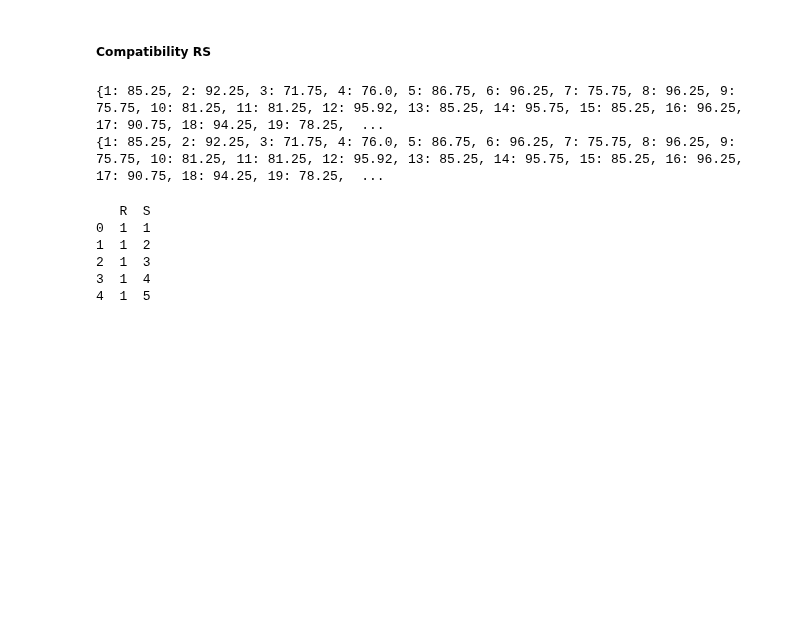
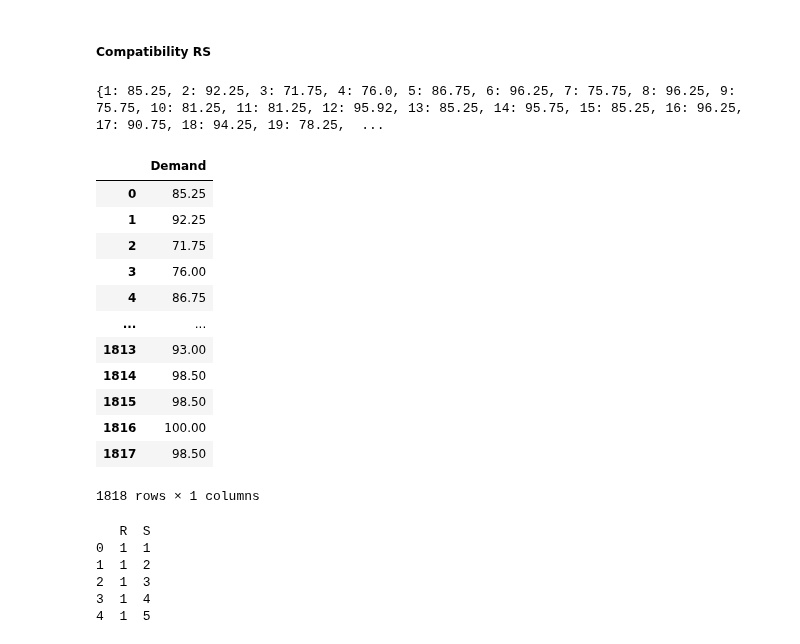
Before and after one commit to camillalie/masteroppgave, a Jupyter notebook: data_generation/generate_params_riktig.ipynb, the cells around one changed output. Saved outputs shown, nothing was run; the diff lists cells and outputs as text; code cells hidden in the pictures; blank space fills up the shorter version.

```diff
--- a/data_generation/generate_params_riktig.ipynb
+++ b/data_generation/generate_params_riktig.ipynb
@@ -174,23 +185,33 @@ print(len(electric_distance_dict))
 # %%
 # Lager dictionaries for MJ_route for å senere kunne multiplisere sammen disse verdiene for å få kostnad per rute per fueltype
 demand_dict = demand['Demand'].to_dict()
 #demand_dict = demand_dict['Demand']
 
 # lager egne distanser for elektrisk
 
-specific_demand_dict = demand_el['Demand'].to_dict()
+#specific_demand_dict = demand_el['Demand'].to_dict()
 #specific_demand_dict= specific_demand_dict['Demand']
 
-electric_demand_dict = {key + 1: value for key, value in specific_demand_dict.items()}
+#electric_demand_dict = {key + 1: value for key, value in specific_demand_dict.items()}
 
 demand_dict = {key + 1: value for key, value in demand_dict.items()}
 print(demand_dict)
 demand
-
-print(electric_demand_dict)
 # %% [output]
 {1: 85.25, 2: 92.25, 3: 71.75, 4: 76.0, 5: 86.75, 6: 96.25, 7: 75.75, 8: 96.25, 9: 75.75, 10: 81.25, 11: 81.25, 12: 95.92, 13: 85.25, 14: 95.75, 15: 85.25, 16: 96.25, 17: 90.75, 18: 94.25, 19: 78.25,  ...
-{1: 85.25, 2: 92.25, 3: 71.75, 4: 76.0, 5: 86.75, 6: 96.25, 7: 75.75, 8: 96.25, 9: 75.75, 10: 81.25, 11: 81.25, 12: 95.92, 13: 85.25, 14: 95.75, 15: 85.25, 16: 96.25, 17: 90.75, 18: 94.25, 19: 78.25,  ...
+|  | Demand |
+| 0 | 85.25 |
+| 1 | 92.25 |
+| 2 | 71.75 |
+| 3 | 76.00 |
+| 4 | 86.75 |
+| ... | ... |
+| 1813 | 93.00 |
+| 1814 | 98.50 |
+| 1815 | 98.50 |
+| 1816 | 100.00 |
+| 1817 | 98.50 |
+1818 rows × 1 columns
 # %%
 # Lage combinations for rs
 # For hver rad med r s, sjekke om kapasiteten i s er større enn eller lik demanden til r. Sett til 1 hvis true, 0 ellers
```
Also changed, not shown: parts of 11 cells of this notebook, 10 other files.
